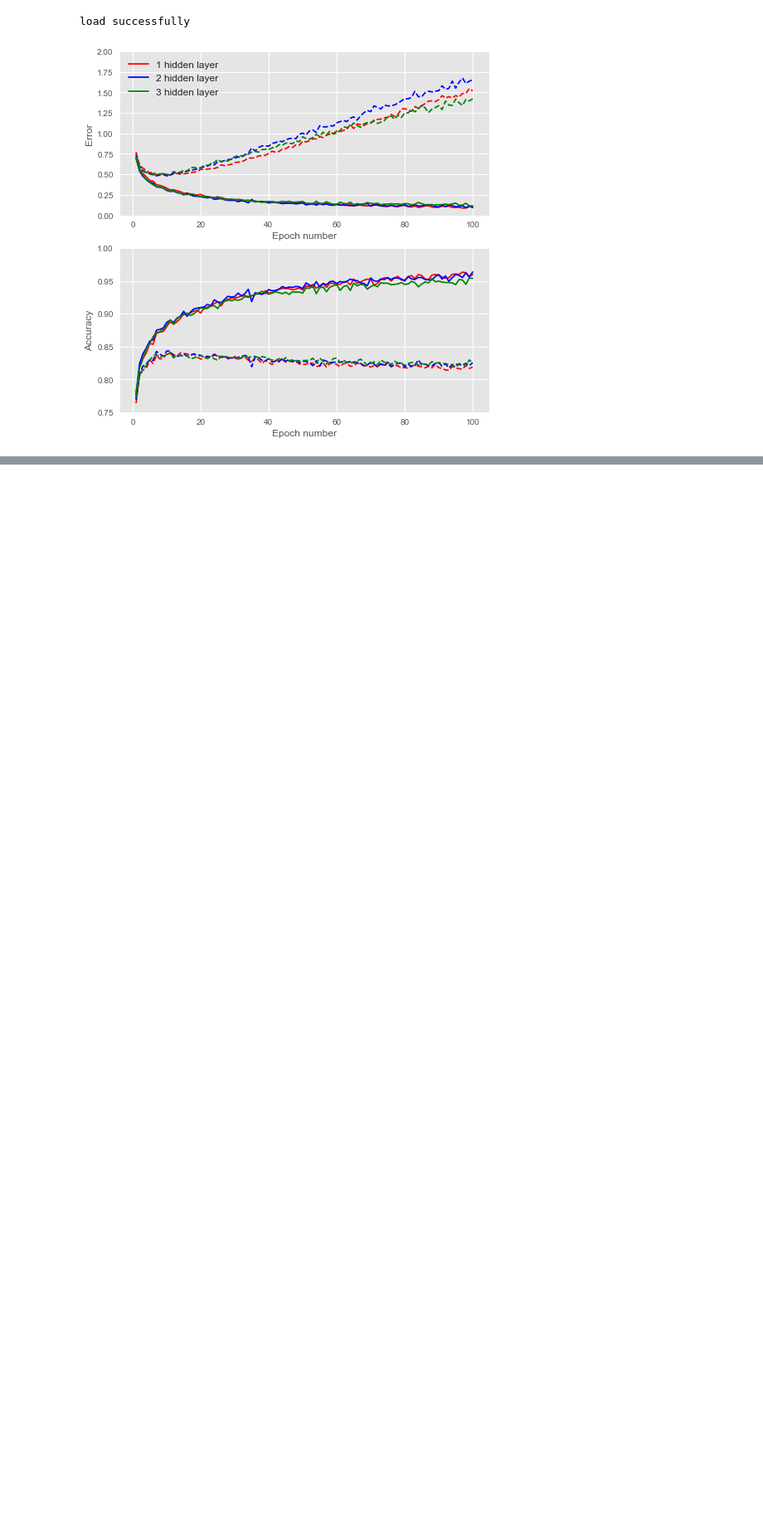
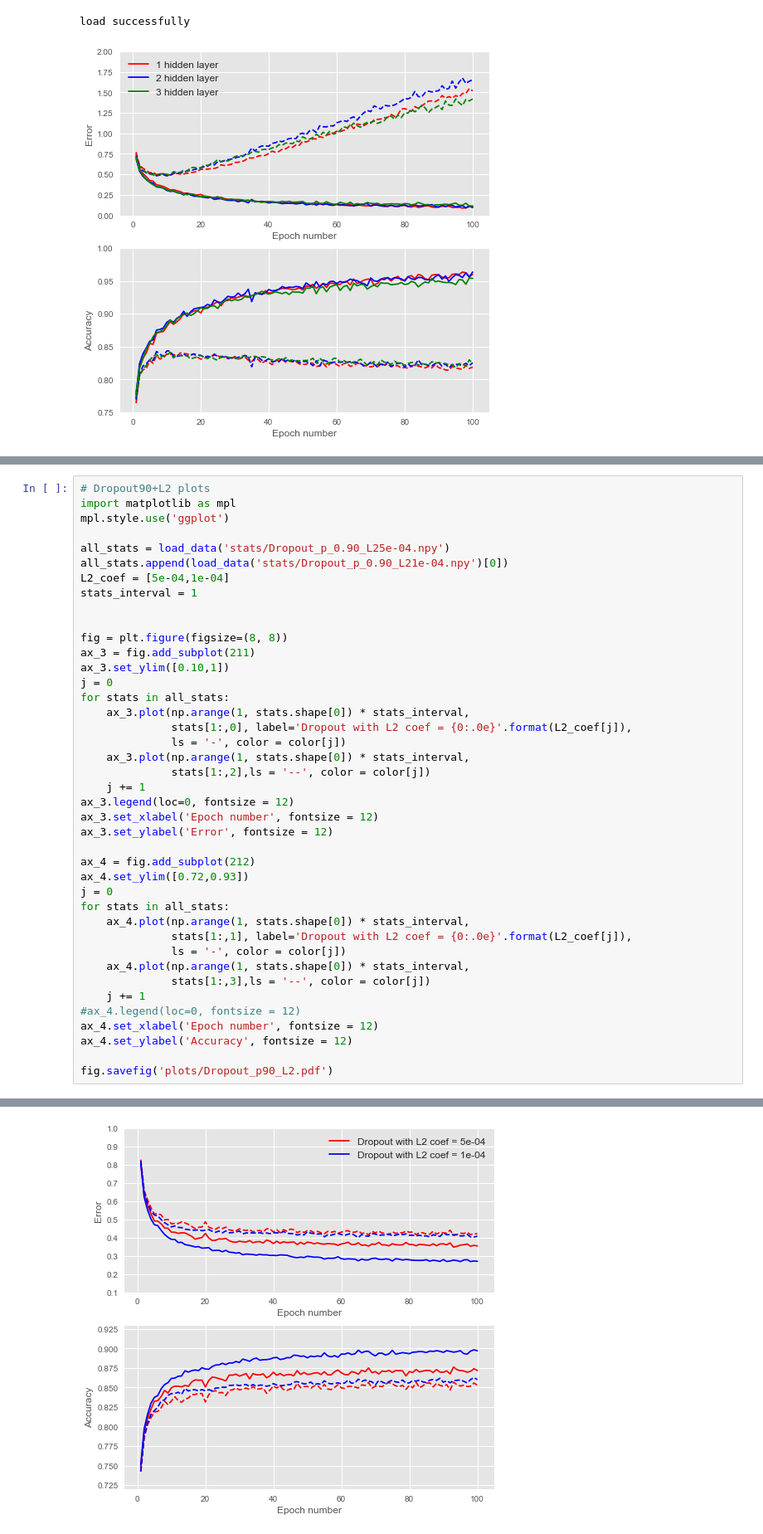
Before and after one commit to YutingGu/mlp_cw1_backup, a Jupyter notebook: notebooks/plot and data view.ipynb, the cells around one changed output, grey strips where cells are left out. Shown: that part at 83% size. Cells and saved outputs as stored; diff of their text form; blank space fills up the shorter version.

```diff
--- a/notebooks/plot and data view.ipynb
+++ b/notebooks/plot and data view.ipynb
@@ -287,0 +333,42 @@ load successfully
+# %%
+# Dropout90+L2 plots
+import matplotlib as mpl
+mpl.style.use('ggplot')
+
+all_stats = load_data('stats/Dropout_p_0.90_L25e-04.npy')
+all_stats.append(load_data('stats/Dropout_p_0.90_L21e-04.npy')[0])
+L2_coef = [5e-04,1e-04]
+stats_interval = 1
+
+
+fig = plt.figure(figsize=(8, 8))
+ax_3 = fig.add_subplot(211)
+ax_3.set_ylim([0.10,1])
+j = 0
+for stats in all_stats:
+    ax_3.plot(np.arange(1, stats.shape[0]) * stats_interval,
+              stats[1:,0], label='Dropout with L2 coef = {0:.0e}'.format(L2_coef[j]),
+              ls = '-', color = color[j])
+    ax_3.plot(np.arange(1, stats.shape[0]) * stats_interval,
+              stats[1:,2],ls = '--', color = color[j])
+    j += 1
+ax_3.legend(loc=0, fontsize = 12)
+ax_3.set_xlabel('Epoch number', fontsize = 12)
+ax_3.set_ylabel('Error', fontsize = 12)
+
+ax_4 = fig.add_subplot(212)
+ax_4.set_ylim([0.72,0.93])
+j = 0
+for stats in all_stats:
+    ax_4.plot(np.arange(1, stats.shape[0]) * stats_interval,
+              stats[1:,1], label='Dropout with L2 coef = {0:.0e}'.format(L2_coef[j]),
+              ls = '-', color = color[j])
+    ax_4.plot(np.arange(1, stats.shape[0]) * stats_interval,
+              stats[1:,3],ls = '--', color = color[j])
+    j += 1
+#ax_4.legend(loc=0, fontsize = 12)
+ax_4.set_xlabel('Epoch number', fontsize = 12)
+ax_4.set_ylabel('Accuracy', fontsize = 12)
+
+fig.savefig('plots/Dropout_p90_L2.pdf')
+# %% [output]
@@ -287,0 +377 @@ load successfully
+[figure, added]
```
Also changed, not shown: parts of 4 cells of this notebook, 21 other files.
